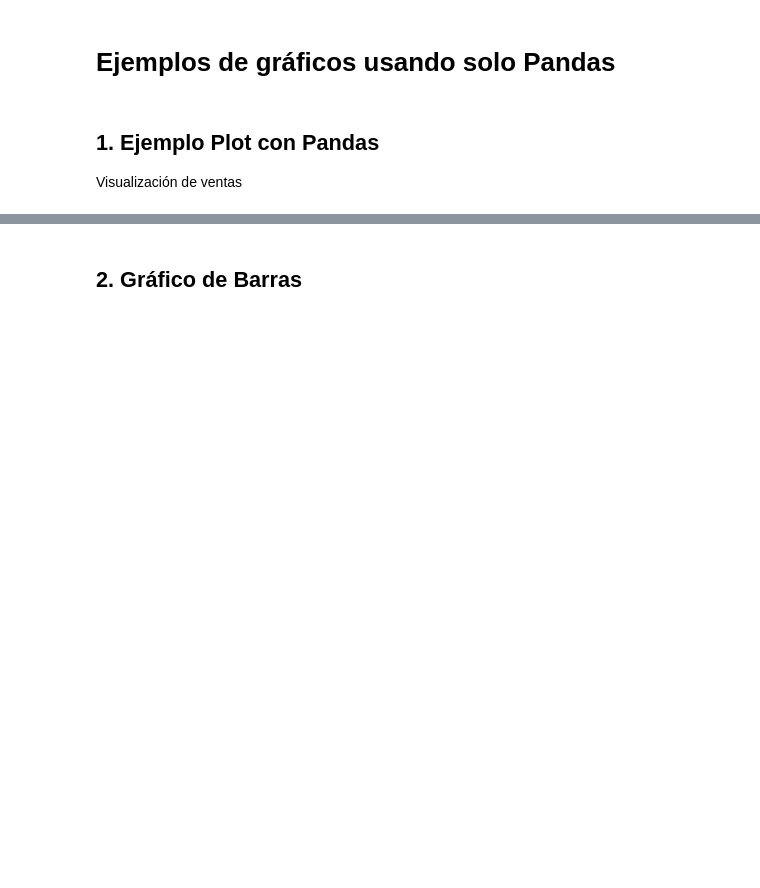
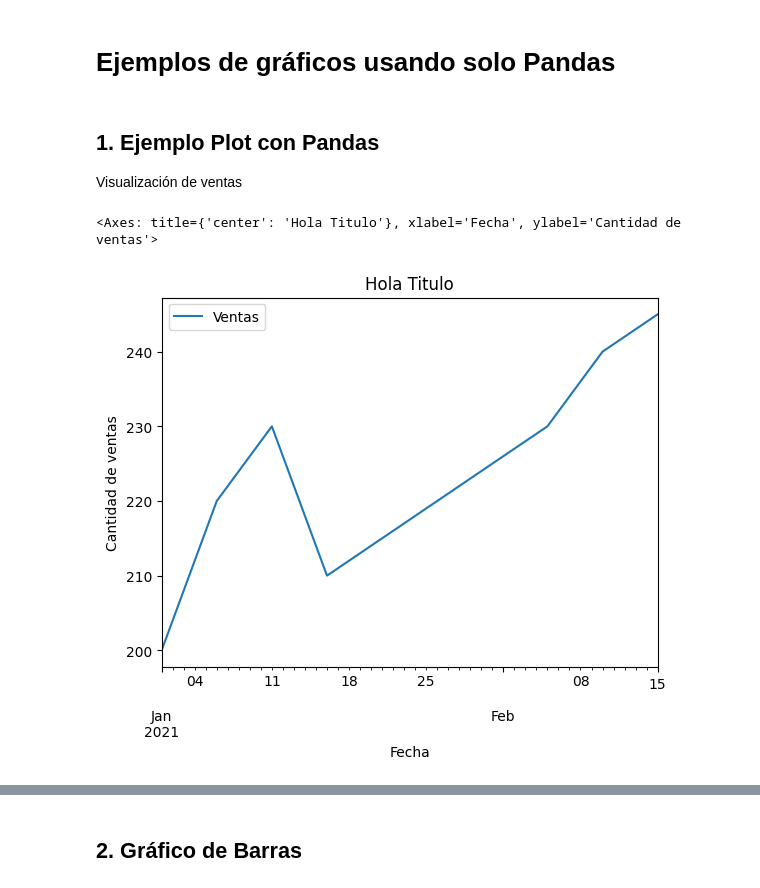
Before and after one commit to esanruben/programa-python-utec, a Jupyter notebook: Sesión_5_Ejemplos.ipynb, the cells around one changed output, grey strips where cells are left out. Cells and saved outputs as stored; diff of their text form; code cells hidden in the pictures; blank space fills up the shorter version.

```diff
--- a/Sesión_5_Ejemplos.ipynb
+++ b/Sesión_5_Ejemplos.ipynb
@@ -17,5 +17,18 @@ Visualización de ventas
 # %%
 import pandas as pd
 a = pd.date_range(start='1/1/2021', periods=10, freq='5D') # 5D salte cada 5 dias
+# %%
+import pandas as pd
+data = {
+    'Fecha': pd.date_range(start='1/1/2021', periods=10, freq='5D'), #clave
+    'Ventas': [200, 220, 230, 210, 215, 220, 225, 230, 240, 245]
+}
+df = pd.DataFrame(data)
+df.set_index('Fecha', inplace=True) # in place, reemplaza el indice 0,1,2,3 por fecha
+
+df.plot(title='Hola Titulo', xlabel='Fecha', ylabel='Cantidad de ventas', grid=False)
+# %% [output]
+<Axes: title={'center': 'Hola Titulo'}, xlabel='Fecha', ylabel='Cantidad de ventas'>
+[figure, added]
 # %%
 import pandas as pd
```
Also changed, not shown: parts of 18 cells of this notebook.
